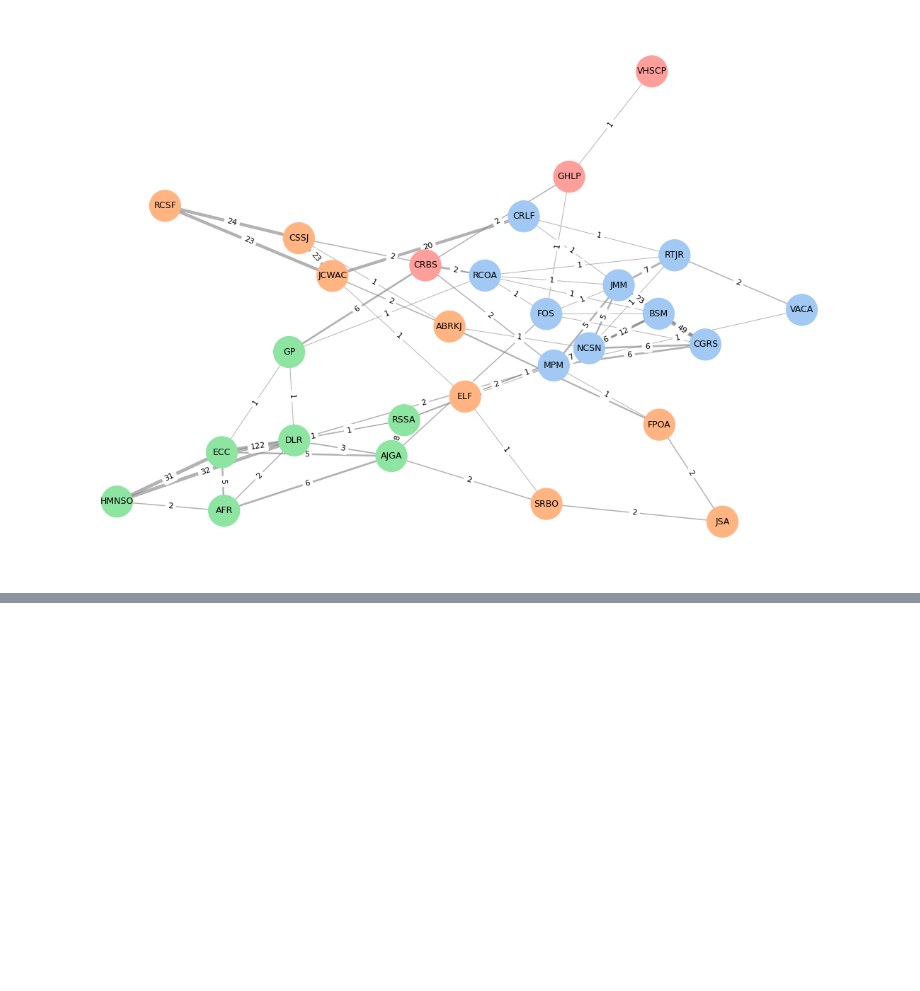
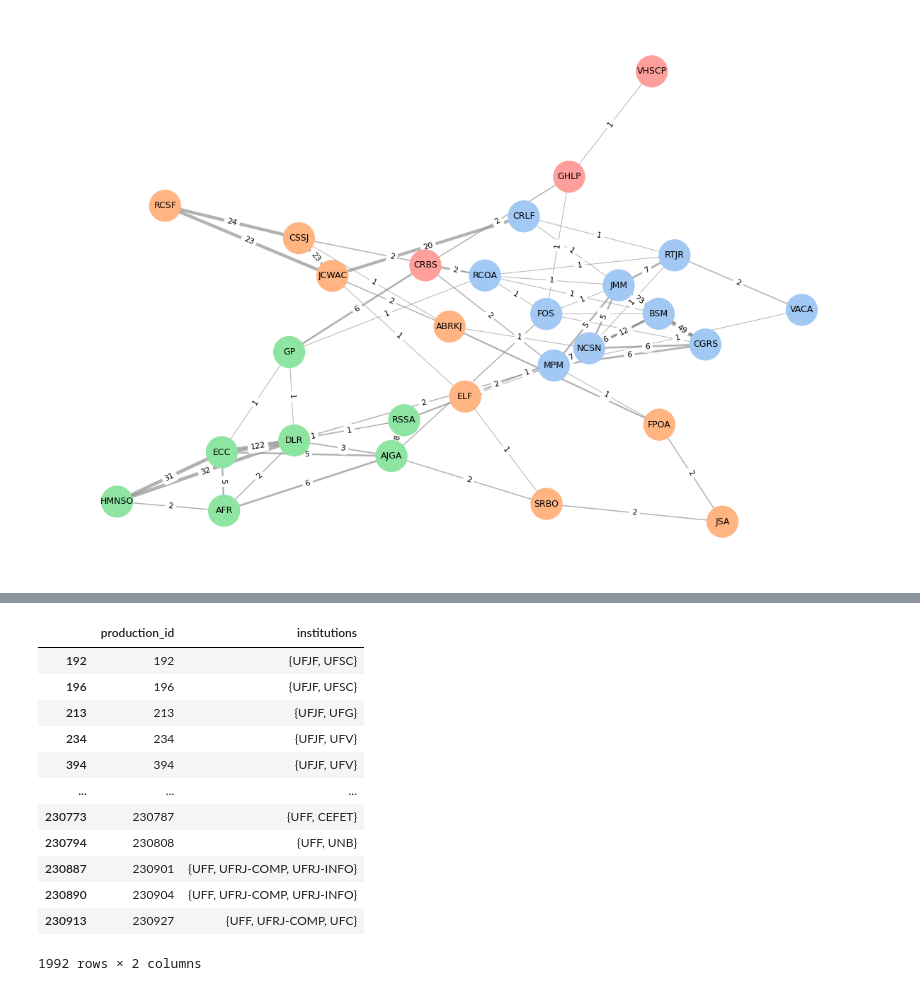
Before and after one commit to jeojildo/ppgcc-coautorias, a Jupyter notebook: notebooks/04-visualization.ipynb, the cells around one changed output, grey strips where cells are left out. Saved outputs shown, nothing was run; the diff lists cells and outputs as text; code cells hidden in the pictures; blank space fills up the shorter version.

```diff
--- a/notebooks/04-visualization.ipynb
+++ b/notebooks/04-visualization.ipynb
@@ -439,0 +533,25 @@ plt.show()
+# %%
+# df_institution_coauth = df_productions[["production_id", "authors"]]
+df_institution_coauth = df_productions[["production_id", "authors", "year"]]
+df_institution_coauth = df_institution_coauth[df_institution_coauth["year"] == 2023]
+df_institution_coauth = df_institution_coauth.drop(columns=["year"])
+df_institution_coauth["institutions"] = df_institution_coauth["authors"].apply(lambda authors: [institution_reference[author] for author in authors if author in institution_reference])
+df_institution_coauth = df_institution_coauth.drop(columns=["authors"])
+df_institution_coauth["institutions"] = df_institution_coauth["institutions"].apply(set)
+df_institution_coauth = df_institution_coauth[df_institution_coauth["institutions"].apply(len) > 1]
+df_institution_coauth.to_csv(Path(visualization_directory, "institution_coauthorships.csv"), index=False)
+df_institution_coauth
+# %% [output]
+|  | production_id | institutions |
+| 192 | 192 | {UFJF, UFSC} |
+| 196 | 196 | {UFJF, UFSC} |
+| 213 | 213 | {UFJF, UFG} |
+| 234 | 234 | {UFJF, UFV} |
+| 394 | 394 | {UFJF, UFV} |
+| ... | ... | ... |
+| 230773 | 230787 | {UFF, CEFET} |
+| 230794 | 230808 | {UFF, UNB} |
+| 230887 | 230901 | {UFF, UFRJ-COMP, UFRJ-INFO} |
+| 230890 | 230904 | {UFF, UFRJ-COMP, UFRJ-INFO} |
+| 230913 | 230927 | {UFF, UFRJ-COMP, UFC} |
+1992 rows × 2 columns
```
Also changed, not shown: parts of 15 cells of this notebook.
